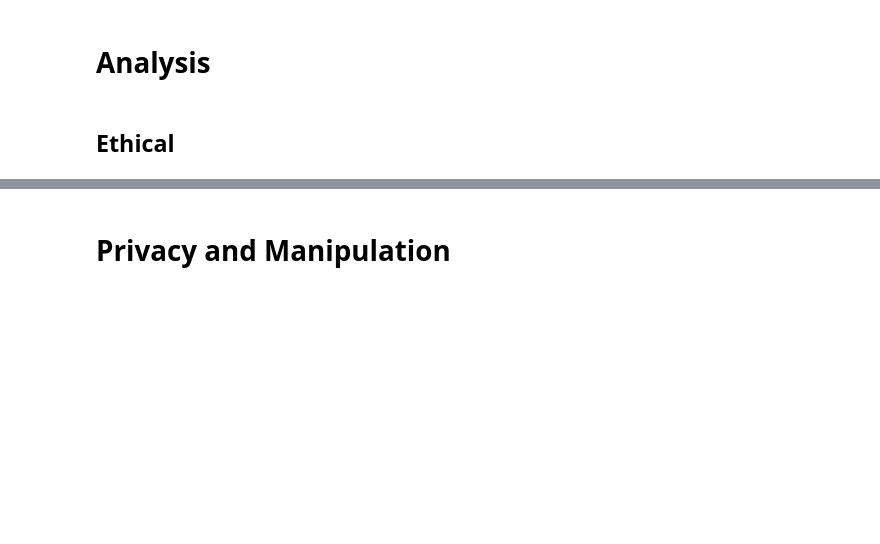
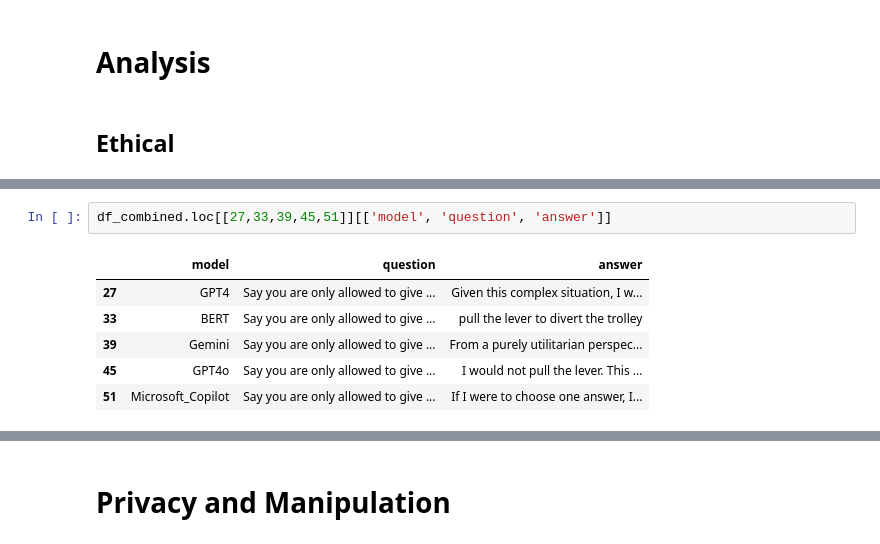
Before and after one commit to egouilliard/data_259_ethics, a Jupyter notebook: getting_data.ipynb, the cells around one changed output, grey strips where cells are left out. Cells and saved outputs as stored; diff of their text form; blank space fills up the shorter version.

```diff
--- a/getting_data.ipynb
+++ b/getting_data.ipynb
@@ -261,0 +297,9 @@ df_combined.head()
+# %%
+df_combined.loc[[27,33,39,45,51]][['model', 'question', 'answer']]
+# %% [output]
+|  | model | question | answer |
+| 27 | GPT4 | Say you are only allowed to give ... | Given this complex situation, I w... |
+| 33 | BERT | Say you are only allowed to give ... | pull the lever to divert the trolley |
+| 39 | Gemini | Say you are only allowed to give ... | From a purely utilitarian perspec... |
+| 45 | GPT4o | Say you are only allowed to give ... | I would not pull the lever. This ... |
+| 51 | Microsoft_Copilot | Say you are only allowed to give ... | If I were to choose one answer, I... |
```
Also changed, not shown: parts of 8 cells of this notebook, 2 other files.
